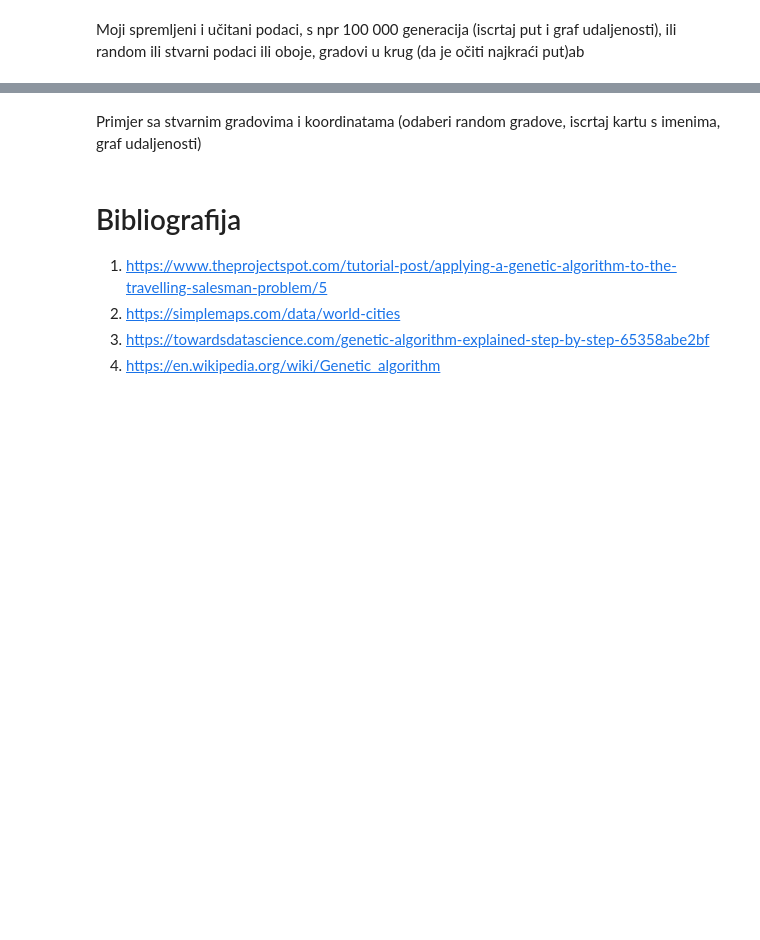
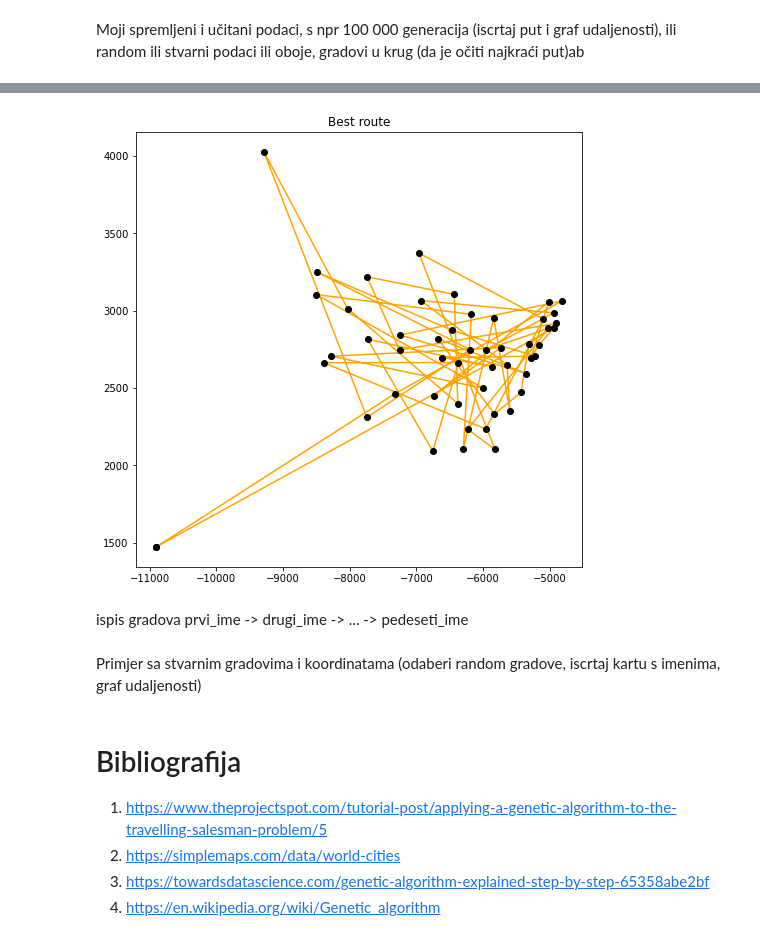
Before and after one commit to marcihel05/GeneticTravellingSalesman, a Jupyter notebook: Genetic Travelling Salesman.ipynb, the cells around one changed output, grey strips where cells are left out. Drawn from its saved outputs; the diff is of its cells as text; code cells hidden in the pictures; blank space fills up the shorter version.

```diff
--- a/Genetic Travelling Salesman.ipynb
+++ b/Genetic Travelling Salesman.ipynb
@@ -246,3 +246,9 @@ draw_path(map, path)
+# %%
+draw_path(map, path)
+# %% [output]
+[figure, added]
+# %% [markdown]
+ispis gradova prvi_ime -> drugi_ime -> ... -> pedeseti_ime
 # %% [markdown]
 Primjer sa stvarnim gradovima i koordinatama (odaberi random gradove, iscrtaj kartu s imenima, graf udaljenosti)
 # %% [markdown]
```
Also changed, not shown: parts of 13 cells of this notebook.
